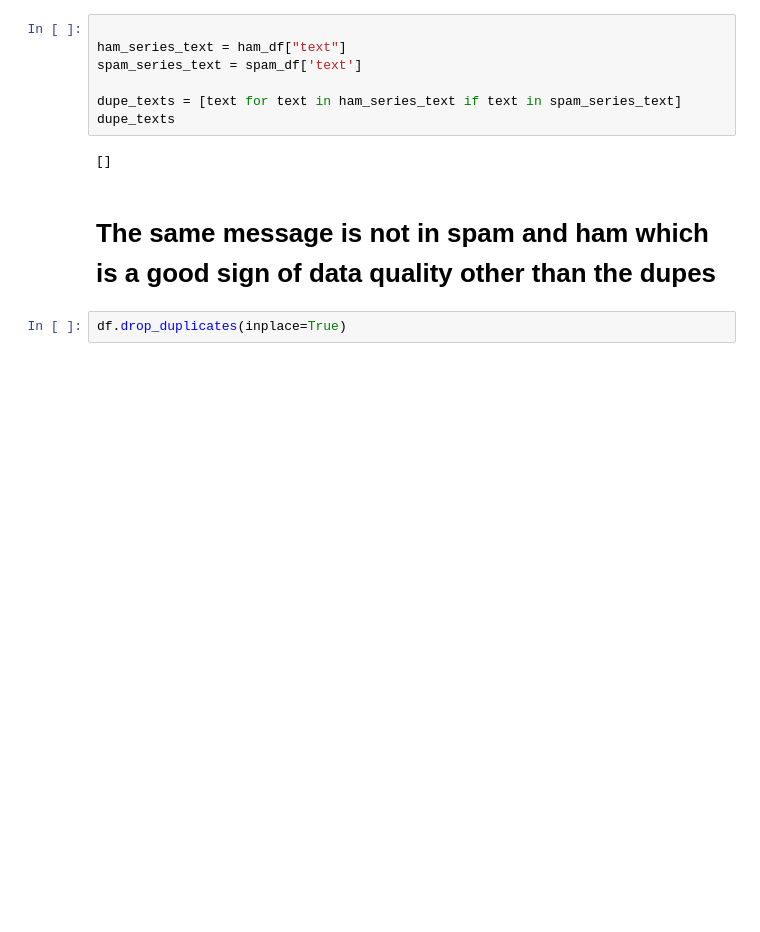
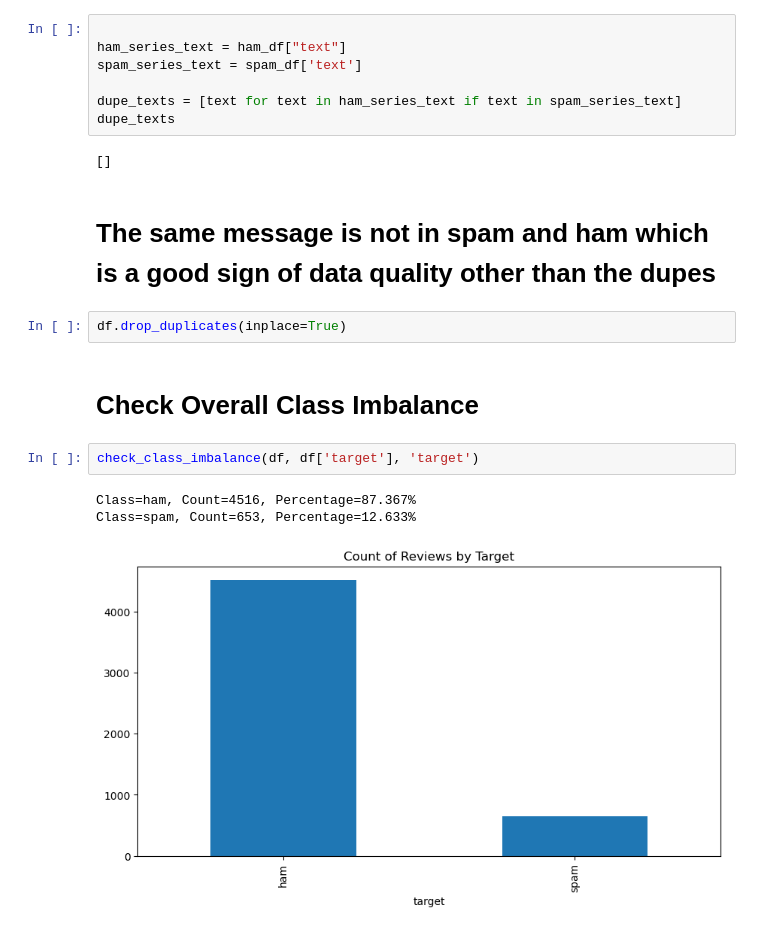
Before and after one commit to MaukanMir/SMS-Spam-Analysis, a Jupyter notebook: training.ipynb, the cells around one changed output. Drawn from its saved outputs; the diff is of its cells as text; blank space fills up the shorter version.

```diff
--- a/training.ipynb
+++ b/training.ipynb
@@ -235,3 +235,11 @@ dupe_texts
 # The same message is not in spam and ham which is a good sign of data quality other than the dupes
 # %%
 df.drop_duplicates(inplace=True)
+# %% [markdown]
+# Check Overall Class Imbalance
+# %%
+check_class_imbalance(df, df['target'], 'target')
+# %% [output]
+Class=ham, Count=4516, Percentage=87.367%
+Class=spam, Count=653, Percentage=12.633%
+[figure, added]
```
